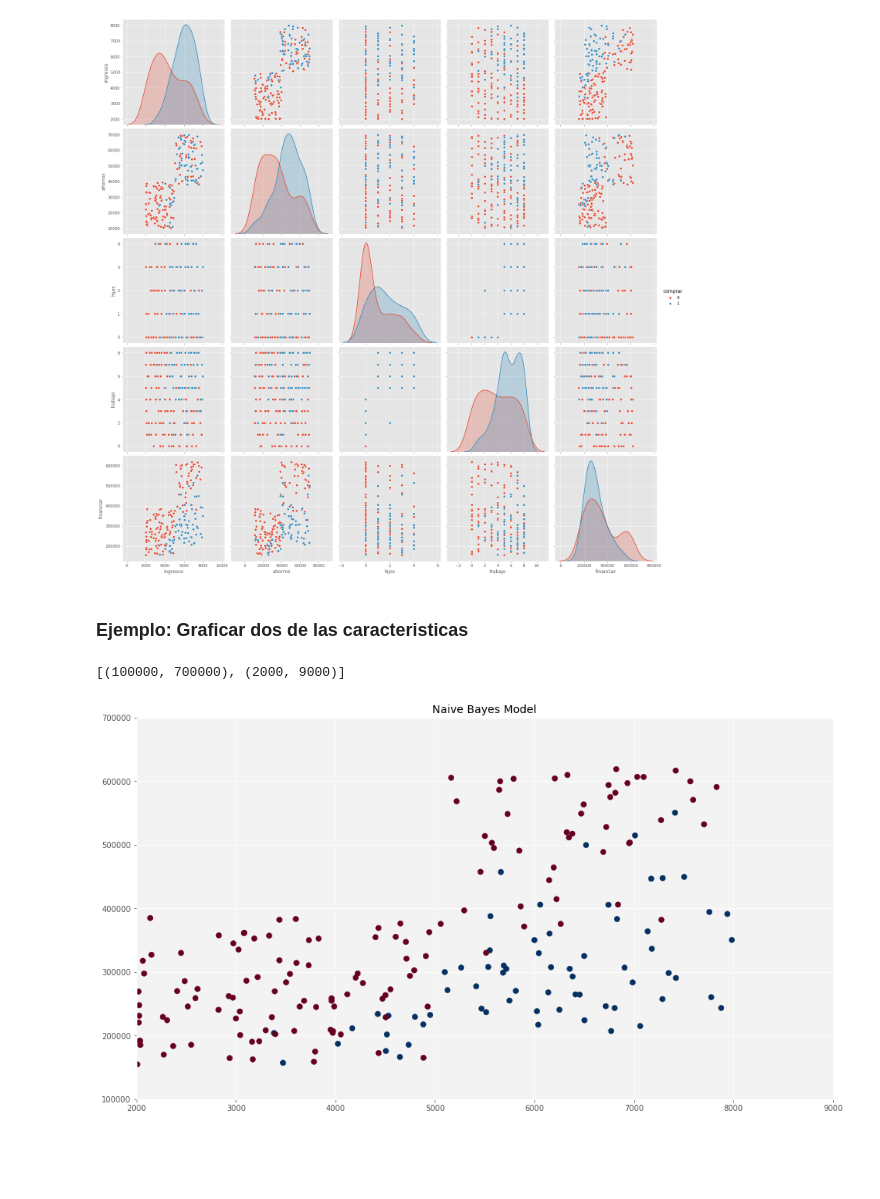
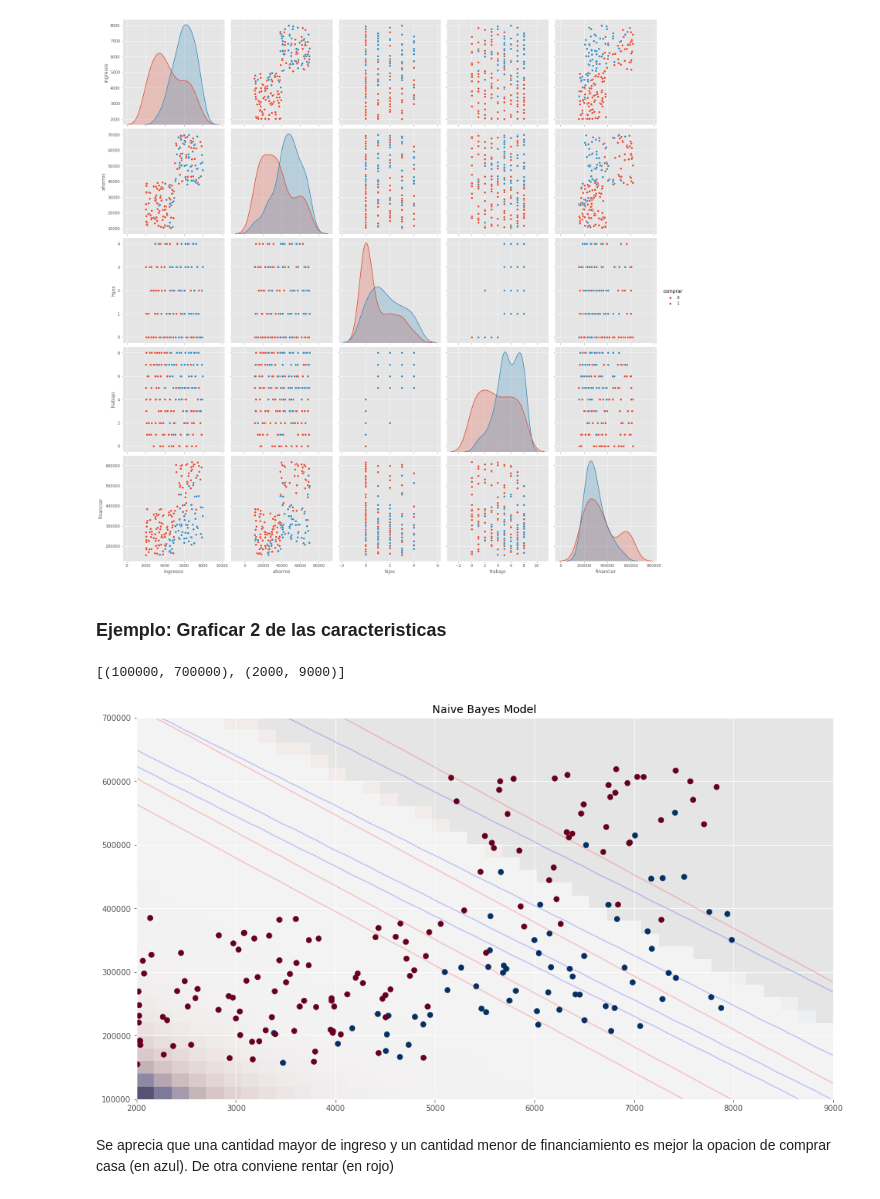
Before and after one commit to Ivan19Trujillo/IA-CLASE-L5, a Jupyter notebook: EjercicioComprarAlquiler.ipynb, the cells around one changed output. Drawn from its saved outputs; the diff is of its cells as text; code cells hidden in the pictures; blank space fills up the shorter version.

```diff
--- a/EjercicioComprarAlquiler.ipynb
+++ b/EjercicioComprarAlquiler.ipynb
@@ -137,40 +137,43 @@ sb.pairplot(dataframe, hue='comprar', height=4, vars=used_features, kind='scatte
 <seaborn.axisgrid.PairGrid at 0x...>
 [figure]
 # %% [markdown]
-### Ejemplo: Graficar dos de las caracteristicas
+### Ejemplo: Graficar 2 de las caracteristicas
 # %%
-used_features2 = [
-    'ingresos',
-    'financiar'
+
+used_features2 =[
+    "ingresos",
+    "financiar"
 ]
-x = dataframe[used_features2].values
-y = dataframe['comprar']
+X=dataframe[used_features2].values
+y=dataframe["comprar"]
 
 fig, ax = plt.subplots()
 
-ax.scatter(x[:,0],x[:,1],c=y,s=50,cmap='RdBu')
+ax.scatter(X[:,0], X[:,1], c=y, s=50, cmap='RdBu')
 ax.set_title('Naive Bayes Model', size=14)
 
 xlim = (2000, 9000)
 ylim = (100000, 700000)
 
 xg = np.linspace(xlim[0], xlim[1], 40)
-yg = np.linspace(xlim[0], ylim[1], 30)
+yg = np.linspace(ylim[0], ylim[1], 30)
 xx, yy = np.meshgrid(xg, yg)
-xgrid = np.vstack([xx.ravel(), yy.ravel()]).T
+Xgrid = np.vstack([xx.ravel(), yy.ravel()]).T
 
-for label, color in enumerate(['red','blue']):
-    mask = (y==label)
-    mu, std = x[mask].mean(0), x[mask].std(0)
-    p = np.exp (-0. *(xgrid-mu)**2/std**2).prod(1)
-    pm = np.ma.masked_array(p, p<0.03)
-    ax.pcolorfast(xg,yg,pm.reshape(xx.shape),alpha=0.5,
+for label, color in enumerate(['red', 'blue']):
+    mask = (y == label)
+    mu, std = X[mask].mean(0), X[mask].std(0)
+    P = np.exp(-0.5 * (Xgrid - mu) * 2 / std * 2).prod(1)
+    Pm = np.ma.masked_array(P, P < 0.03)
+    ax.pcolorfast(xg, yg, Pm.reshape(xx.shape), alpha=0.5,
                   cmap=color.title() + 's')
-    ax.contour(xx,yy,p.reshape(xx.shape),
-              levels=[0.01,0.1,0.5,0.9],
-              colors=color, alpha=0.2)
+    ax.contour(xx, yy, P.reshape(xx.shape),
+               levels=[0.01, 0.1, 0.5, 0.9],
+               colors=color, alpha=0.2)
 
 ax.set(xlim=xlim, ylim=ylim)
 # %% [output]
 [(100000, 700000), (2000, 9000)]
-[figure, old version]
+[figure, new version]
+# %% [markdown]
+Se aprecia que una cantidad mayor de ingreso y un cantidad menor de financiamiento es mejor la opacion de comprar casa (en azul). De otra conviene rentar (en rojo)
```
Also changed, not shown: parts of 10 cells of this notebook.
